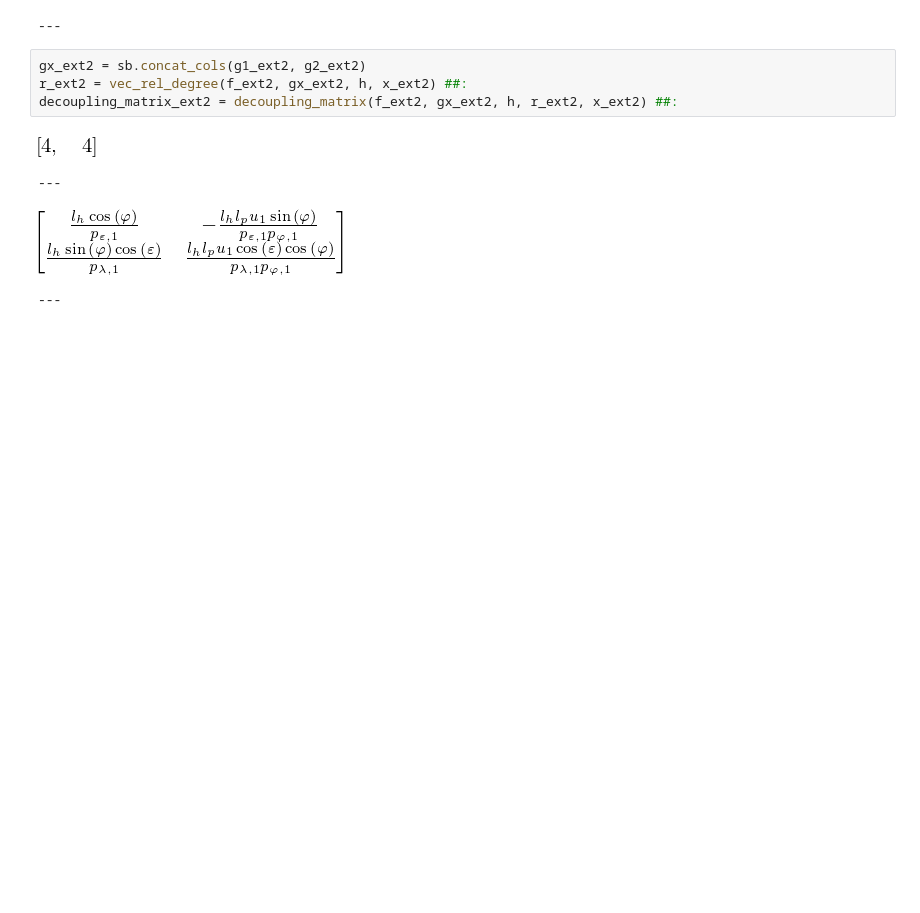
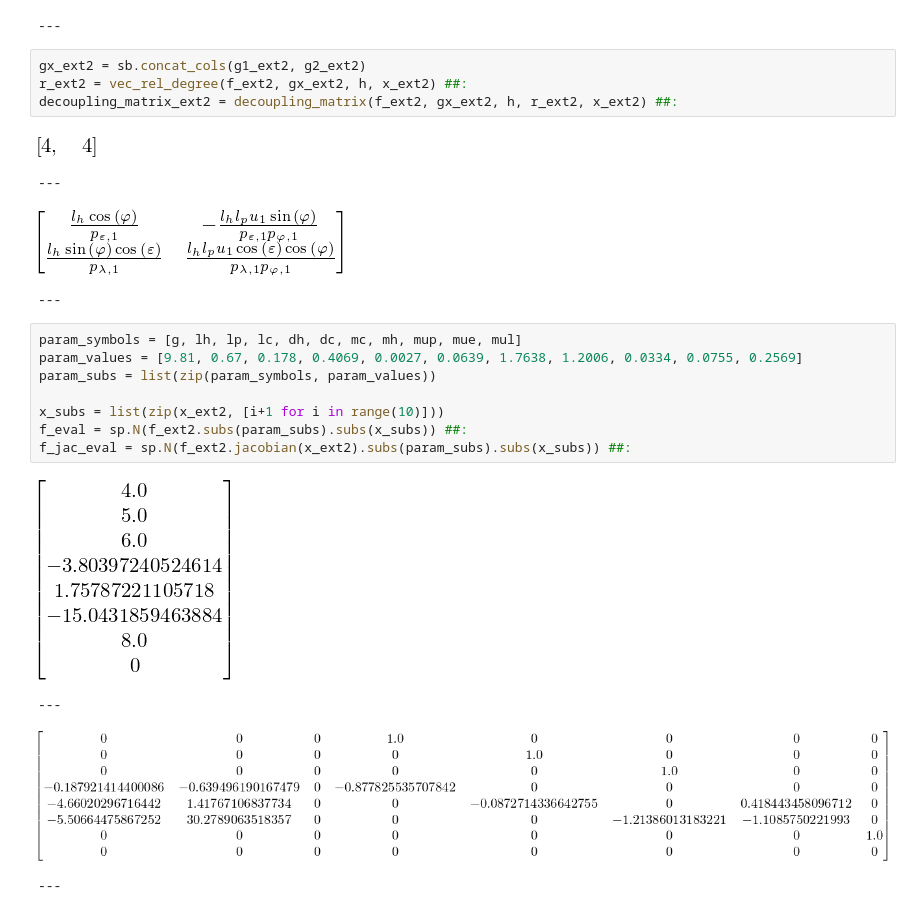
Before and after one commit to Rojetto/helicopter_thesis_code, a Jupyter notebook: scripts/nonlinear_analysis.ipynb, the cells around one changed output. Cells and saved outputs as stored; diff of their text form; blank space fills up the shorter version.

```diff
--- a/scripts/nonlinear_analysis.ipynb
+++ b/scripts/nonlinear_analysis.ipynb
@@ -200,3 +203,16 @@ decoupling_matrix_ext2 = decoupling_matrix(f_ext2, gx_ext2, h, r_ext2, x_ext2) #
 ---
 [figure]
 ---
+# %%
+param_symbols = [g, lh, lp, lc, dh, dc, mc, mh, mup, mue, mul]
+param_values = [9.81, 0.67, 0.178, 0.4069, 0.0027, 0.0639, 1.7638, 1.2006, 0.0334, 0.0755, 0.2569]
+param_subs = list(zip(param_symbols, param_values))
+
+x_subs = list(zip(x_ext2, [i+1 for i in range(10)]))
+f_eval = sp.N(f_ext2.subs(param_subs).subs(x_subs)) ##:
+f_jac_eval = sp.N(f_ext2.jacobian(x_ext2).subs(param_subs).subs(x_subs)) ##:
+# %% [output]
+[figure, added]
+---
+[figure, added]
+---
```
Also changed, not shown: parts of 5 cells of this notebook, 8 other files.
